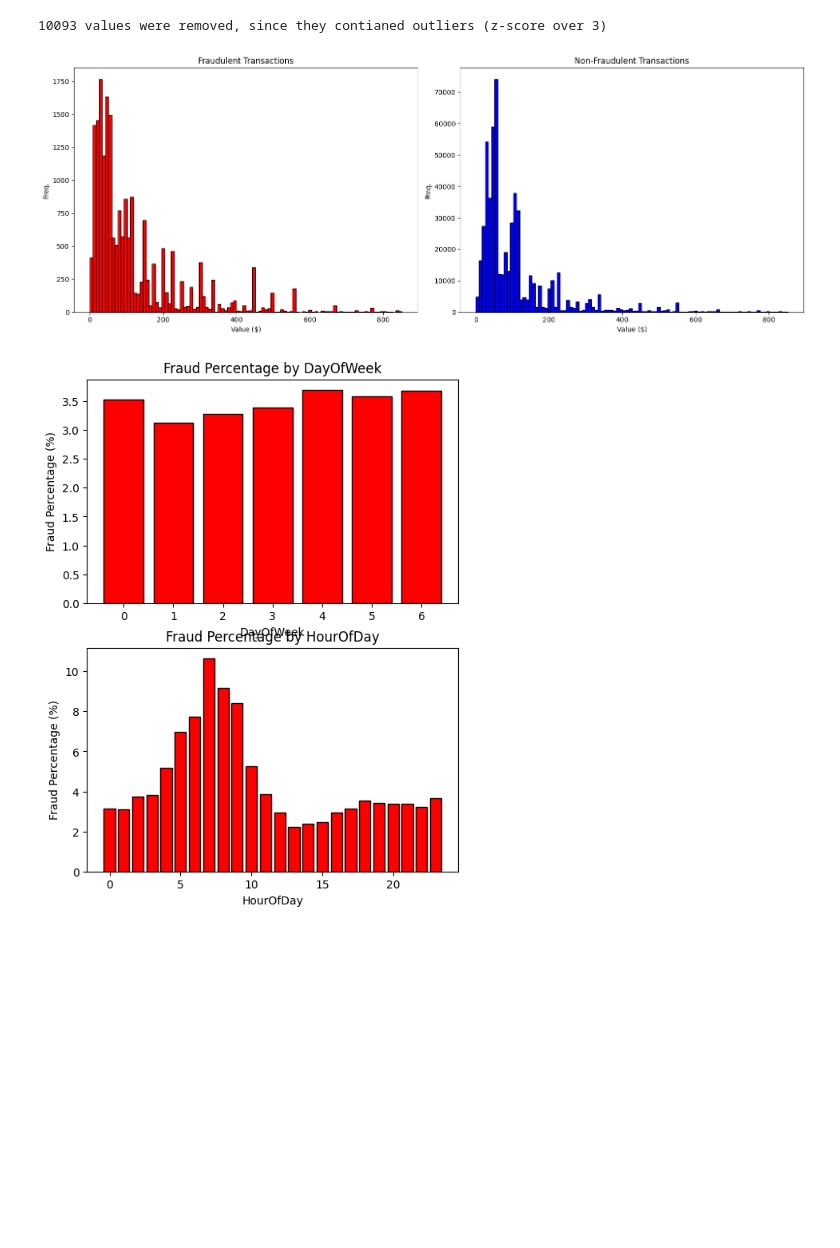
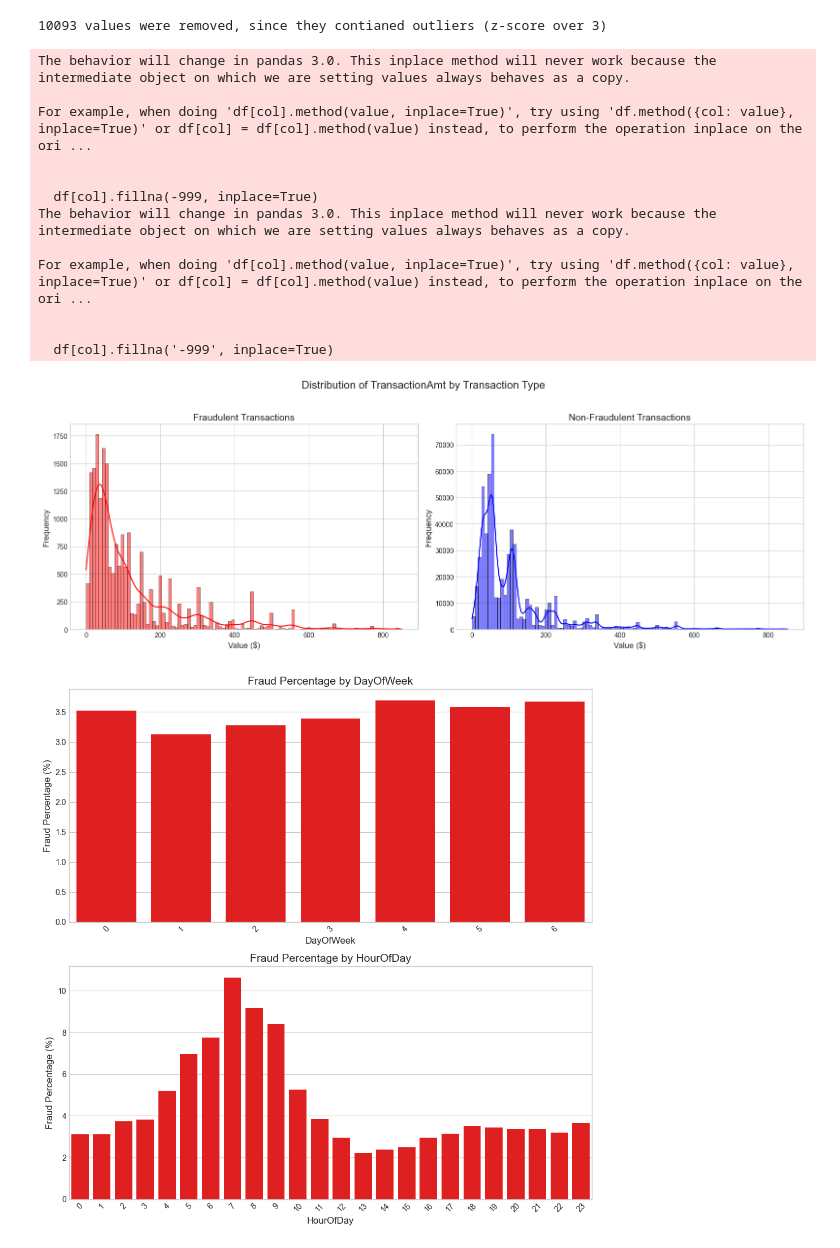
Before and after one commit to Alaud01/Fraud-Detection-XGB-91auc, a Jupyter notebook: detect_fraud.ipynb, the cells around one changed output. Cells and saved outputs as stored; diff of their text form; code cells hidden in the pictures; blank space fills up the shorter version.

Commit message:
Add .gitignore and update fraud detection notebook

```diff
--- a/detect_fraud.ipynb
+++ b/detect_fraud.ipynb
@@ -626,10 +661,10 @@ class applyModel():
 # %%
 # 3.Apply functions on dataset as needed
 # Read .csv's
-train_id_df = pd.read_csv(r"ieee-fraud-detection\train_identity.csv")
-train_transaction_df = pd.read_csv(r"ieee-fraud-detection\train_transaction.csv")
-test_id_df = pd.read_csv(r"ieee-fraud-detection\test_identity.csv")
-test_transaction_df = pd.read_csv(r"ieee-fraud-detection\test_transaction.csv")
+train_id_df = pd.read_csv(r"data/ieee-fraud-detection/train_identity.csv")
+train_transaction_df = pd.read_csv(r"data/ieee-fraud-detection/train_transaction.csv")
+test_id_df = pd.read_csv(r"data/ieee-fraud-detection/test_identity.csv")
+test_transaction_df = pd.read_csv(r"data/ieee-fraud-detection/test_transaction.csv")
 
 # Store dfs as a list
 dfs_list = [train_id_df, train_transaction_df, test_id_df, test_transaction_df]
@@ -669,35 +704,52 @@ for col in train_df.columns:
   if col.startswith('C'):
     C_list.append(col)
 
-# View  different column subsets in correlation matrix as needed
+# View different column subsets in correlation matrix as needed
 VD.plot_correlation(train_df, C_list)
 VD.plot_correlation(train_df, D_list)
 
 # Reduce memory occupied by datasets
 PPD.reduce_memory(train_df)
 PPD.reduce_memory(test_df)
 
 # Encode and scale datasets appropriately
 train_df = PPD.encode_df(train_df)
 test_df = PPD.encode_df(test_df)
 
 # Call class for dimensionality reduction since V-column count is very high
 RD = ReduceDeminesion(train_df, test_df)
 train_df, test_df = RD.plot_and_reduceD()
 train_df, test_df = PPD.final_preprocessing(train_df, test_df)  # Apply final preprocessing (drop irrelevant cols, etc.)
 
 # Separate features (X) and target (y)
 X_train = train_df.drop(columns=['isFraud'])  # Drop the 'isFraud' column to get features
 y_train = train_df['isFraud']  # Target column
 X_test = test_df  # The test set does not have 'isFraud'
 
 # Split the training data into training and validation sets
 X_train_split, X_val_split, y_train_split, y_val_split = train_test_split(X_train, y_train, test_size=0.2, stratify=y_train, random_state=42)
 
+# Call the applyModel class
 AM = applyModel()
-xgbModel = AM.trainModel(X_train_split, X_val_split, y_train_split, y_val_split)
-final_predictions = AM.pred_and_submit(xgbModel, X_test)
+
+# Train the model with the updated method signature
+xgbModel = AM.trainModel(X_train_split, X_val_split, y_train_split, y_val_split, y_train)
+
+# Predict and submit with the updated method signature
+final_predictions = AM.pred_and_submit(xgbModel, X_test, test_transaction_df)
 # %% [output]
 10093 values were removed, since they contianed outliers (z-score over 3)
+The behavior will change in pandas 3.0. This inplace method will never work because the intermediate object on which we are setting values always behaves as a copy.
+
+For example, when doing 'df[col].method(value, inplace=True)', try using 'df.method({col: value}, inplace=True)' or df[col] = df[col].method(value) instead, to perform the operation inplace on the ori ...
+
+
+  df[col].fillna(-999, inplace=True)
+The behavior will change in pandas 3.0. This inplace method will never work because the intermediate object on which we are setting values always behaves as a copy.
+
+For example, when doing 'df[col].method(value, inplace=True)', try using 'df.method({col: value}, inplace=True)' or df[col] = df[col].method(value) instead, to perform the operation inplace on the ori ...
+
+
+  df[col].fillna('-999', inplace=True)
-[figure, old version]
+[figure, new version]
-[figure, old version]
+[figure, new version]
```
Also changed, not shown: parts of 4 cells of this notebook, 1 other file.
